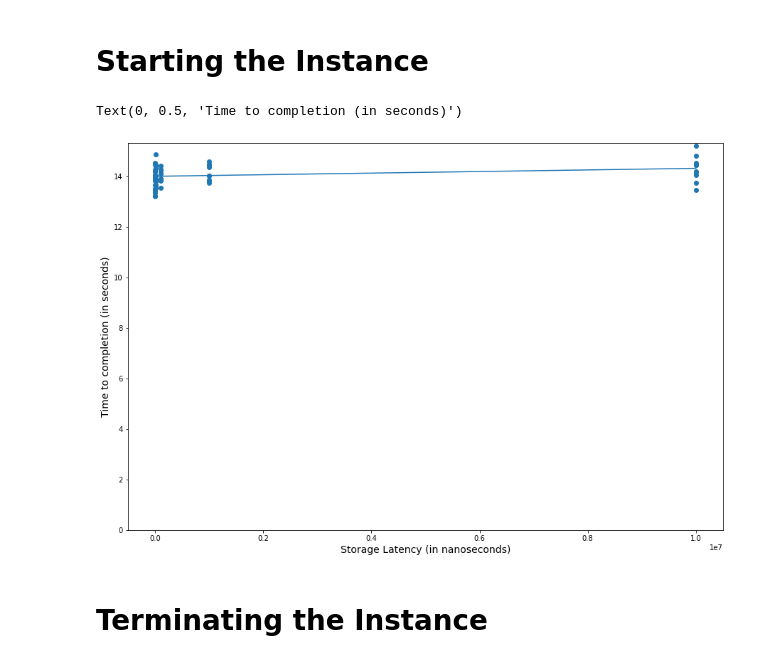
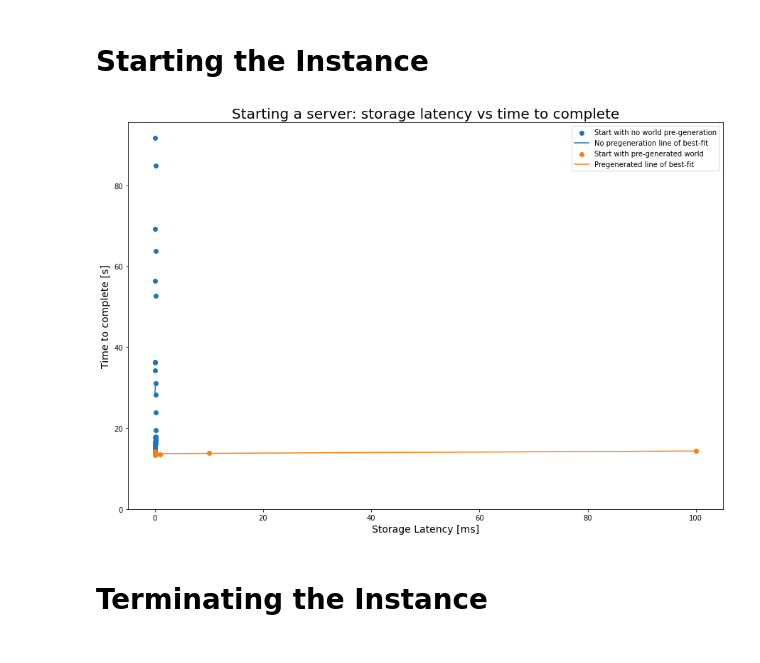
Before and after one commit to fzovpec/storage-stick, a Jupyter notebook: logs_analysis.ipynb, the cells around one changed output. Cells and saved outputs as stored; diff of their text form; code cells hidden in the pictures.

```diff
--- a/logs_analysis.ipynb
+++ b/logs_analysis.ipynb
@@ -12,16 +26,34 @@ start_df = pd.read_csv('start_data.csv')
-# %%
-x = start_df.latency
-y = start_df.time
-
-plt.figure(figsize=(15,10))
-plt.scatter(x, y)
-plt.plot(np.unique(x), np.poly1d(np.polyfit(x, y, 1))(np.unique(x)))
-plt.ylim(ymin=0)  # this line
-
-plt.xlabel('Storage Latency (in nanoseconds)', fontsize=14)
-plt.ylabel('Time to completion (in seconds)', fontsize=14)
-# %% [output]
-Text(0, 0.5, 'Time to completion (in seconds)')
-[figure, removed]
+# %%
+start_df_not_preinitialized = pd.read_csv('/home/user/storage-stick/log/[2024-06-10 12:59:16.947060]/start_data.csv')
+start_df_preintialized = pd.read_csv('/home/user/storage-stick/log/[2024-06-06 15:27:20.978978]/start_data.csv')
+# %%
+not_pre_x = start_df_not_preinitialized.latency  / 1e6
+not_pre_y = start_df_not_preinitialized.time
+
+pre_x = start_df_preintialized.latency / 1e6
+pre_y = start_df_preintialized.time
+
+plt.figure(figsize=(15,10))
+
+plt.title('Starting a server: storage latency vs time to complete', fontsize=20)
+
+plt.scatter(not_pre_x, not_pre_y, label='Start with no world pre-generation')
+plt.plot(np.unique(not_pre_x), np.poly1d(np.polyfit(not_pre_x, not_pre_y, 1))(np.unique(not_pre_x)), label='No pregeneration line of best-fit')
+
+plt.scatter(pre_x, pre_y, label='Start with pre-generated world')
+plt.plot(np.unique(pre_x), np.poly1d(np.polyfit(pre_x, pre_y, 1))(np.unique(pre_x)), label='Pregenerated line of best-fit')
+
+plt.scatter
+plt.ylim(ymin=0)  # this line
+
+plt.xlabel('Storage Latency [ms]', fontsize=14)
+plt.ylabel('Time to complete [s]', fontsize=14)
+
+plt.legend()
+plt.gca().xaxis.set_major_formatter(ticker.StrMethodFormatter('{x:.0f}'))
+
+plt.show()
+# %% [output]
+[figure, added]
 # %% [markdown]
 # Terminating the Instance
```
Also changed, not shown: parts of 12 cells of this notebook, 4 other files.
